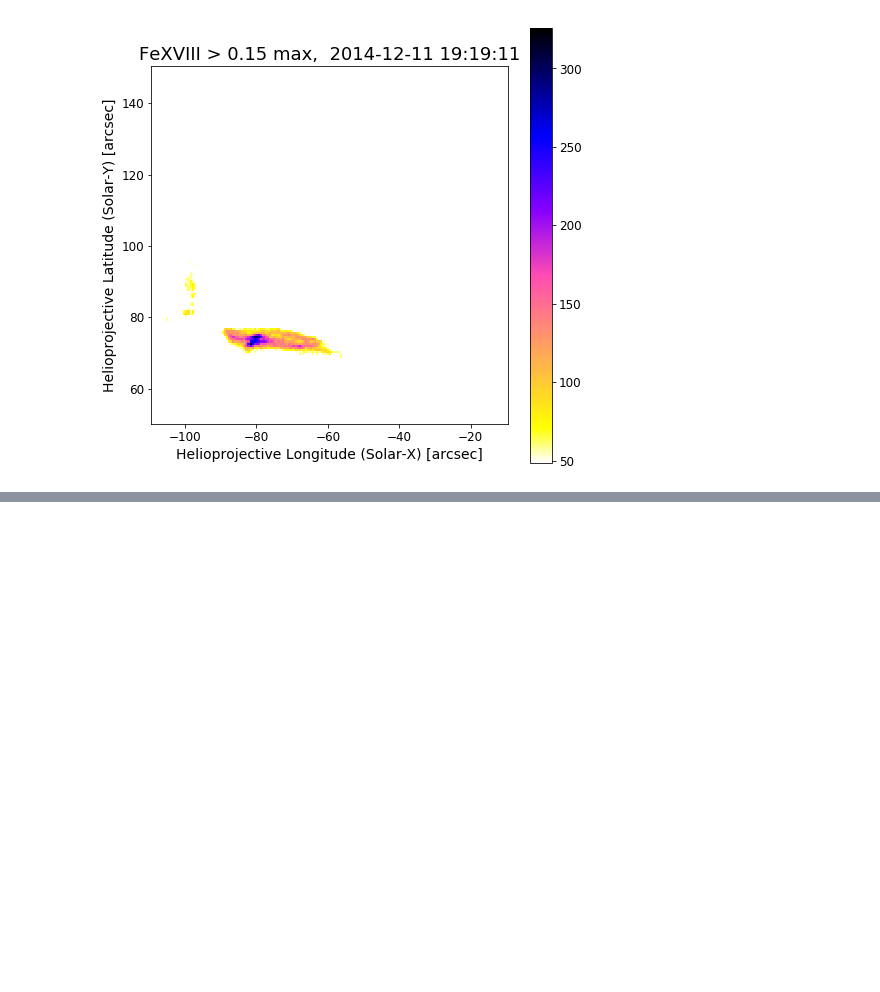
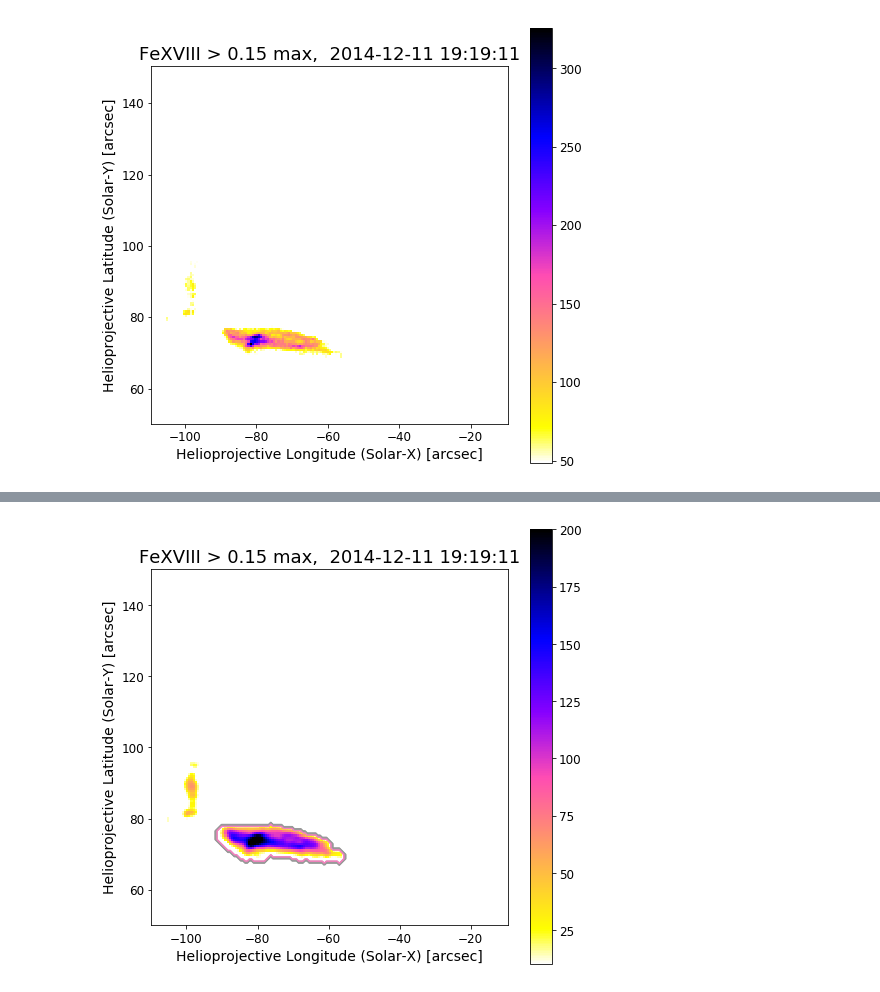
Before and after one commit to pymilo/Milo_FOXSI_Science, a Jupyter notebook: Notebooks/For_Athiray_Second_Microflare.ipynb, the cells around one changed output, grey strips where cells are left out. Cells and saved outputs as stored; diff of their text form; code cells hidden in the pictures; blank space fills up the shorter version.

```diff
--- a/Notebooks/For_Athiray_Second_Microflare.ipynb
+++ b/Notebooks/For_Athiray_Second_Microflare.ipynb
@@ -204,0 +216,18 @@ plt.imshow(mask,origin='lower',cmap='Greys')
+# %%
+map15 = copy.deepcopy(maps[ta])
+map15.data[np.where(map15.data < (map15.data.max()*0.15))] = 0.0
+data2 = ndimage.gaussian_filter(map15.data * ~mask, 1)
+aiamap2 = Map(data2, map15.meta)
+labels, n = ndimage.label(aiamap2.data)
+# %%
+fig, ax = plt.subplots(figsize=(8,8))
+aiamap2.plot_settings['norm'] = colors.Normalize()
+aiamap2.plot(cmap='gnuplot2_r',vmin=10,vmax=200)
+plt.title('FeXVIII > '+str(MaskRatio)+' max, '+maps[ta].name[-20:],fontsize=18);plt.colorbar()
+extent = (Ftarget['athiray2'][0]-athirayfov2[0]/2,Ftarget['athiray2'][0]+athirayfov2[0]/2,
+          Ftarget['athiray2'][1]-athirayfov2[1]/2,Ftarget['athiray2'][1]+athirayfov2[1]/2)
+plt.contour((labels==1),extent=extent,cmap='Set1_r',vmin=0,vmax=8)
+#plt.figtext(0.3, 0.2, 'Number of regions = {}'.format(n), color='blue')
+plt.show()
+# %% [output]
+[figure, added]
```
Also changed, not shown: parts of 10 cells of this notebook, 56 other files.
